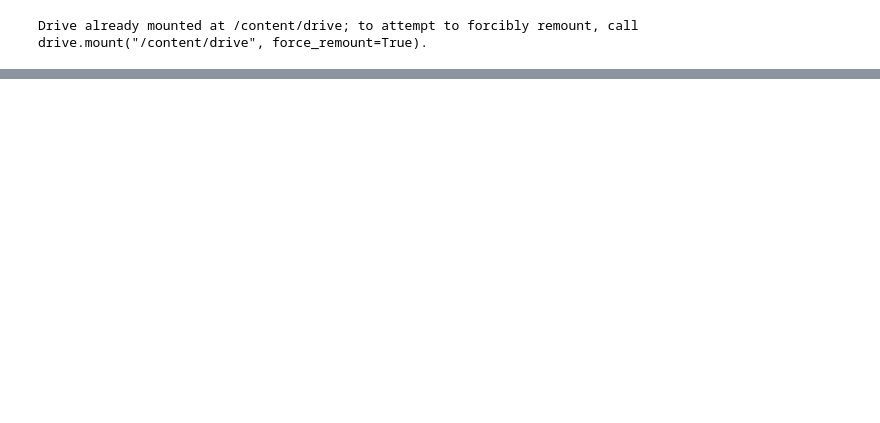
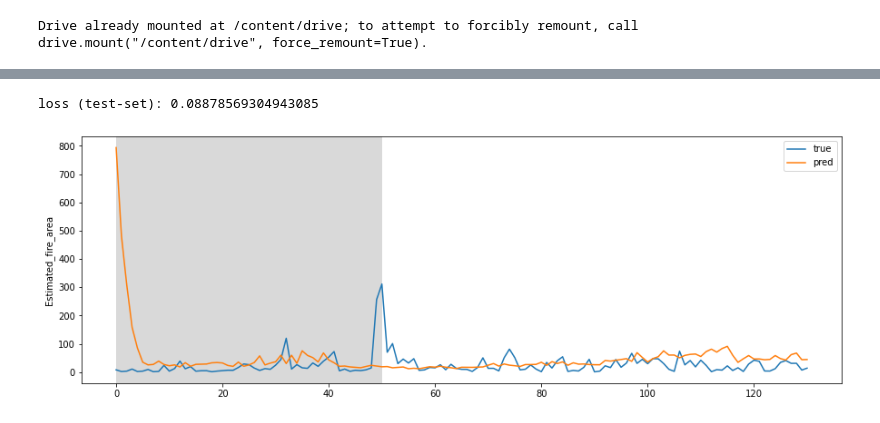
Before and after one commit to katharina-knappmann/wildfire_estimator, a Jupyter notebook: Weather_Model.ipynb, the cells around one changed output, grey strips where cells are left out. Drawn from its saved outputs; the diff is of its cells as text; code cells hidden in the pictures; blank space fills up the shorter version.

```diff
--- a/Weather_Model.ipynb
+++ b/Weather_Model.ipynb
@@ -29,0 +199,2 @@ aggr_df = pd.read_csv('Cleansed_Data.csv')
+# %%
+model.compile(loss=loss_mse_warmup, optimizer=optimizer)
@@ -29,0 +216,15 @@ aggr_df = pd.read_csv('Cleansed_Data.csv')
+# %%
+path_checkpoint = 'checkpoint.keras'
+callback_checkpoint = ModelCheckpoint(filepath=path_checkpoint, monitor='val_loss', verbose=1, save_weights_only=True, save_best_only=True)
+callback_early_stopping = EarlyStopping(monitor='val_loss', patience=5, verbose=1)
+callback_tensorboard = TensorBoard(log_dir='./logs/', histogram_freq=0, write_graph=False)
+callback_reduce_lr = ReduceLROnPlateau(monitor='val_loss', factor=0.1, min_lr=1e-4, patience=0, verbose=1)
+
+callbacks = [callback_early_stopping, callback_checkpoint, callback_tensorboard, callback_reduce_lr]
+# %%
+%%time
+model.fit(x=generator,
+          epochs=20,
+          steps_per_epoch=200,
+          validation_data=validation_data,
+          callbacks=callbacks)
@@ -29,0 +250,6 @@ aggr_df = pd.read_csv('Cleansed_Data.csv')
+# %%
+try:
+    model.load_weights(path_checkpoint)
+except Exception as error:
+    print("Error trying to load checkpoint.")
+    print(error)
@@ -29,0 +260,4 @@ aggr_df = pd.read_csv('Cleansed_Data.csv')
+# %%
+print("loss (test-set):", result)
+# %% [output]
+loss (test-set): 0.08878569304943085
@@ -29,0 +329,4 @@ aggr_df = pd.read_csv('Cleansed_Data.csv')
+# %%
+plot_comparison(start_idx=4000, length=500, train=True)
+# %% [output]
+[figure, added]
```
Also changed, not shown: parts of 27 cells of this notebook.
